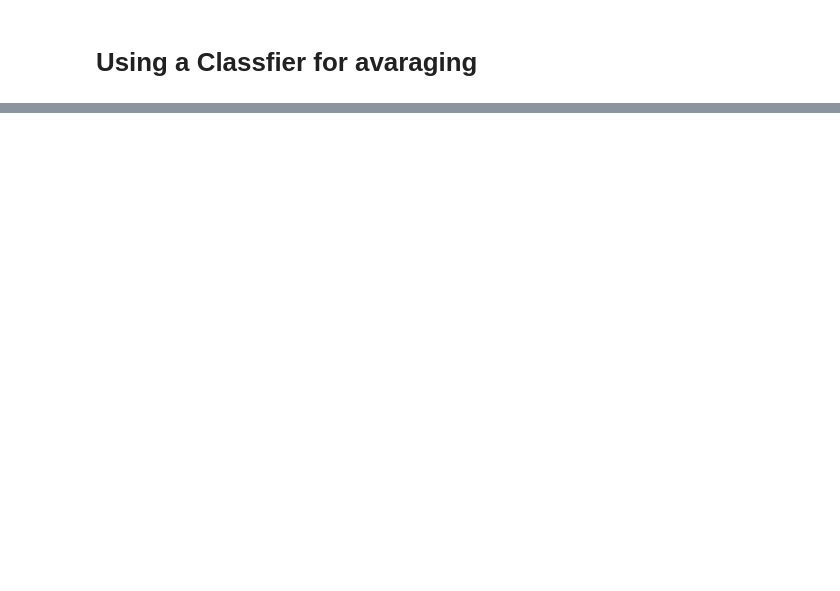
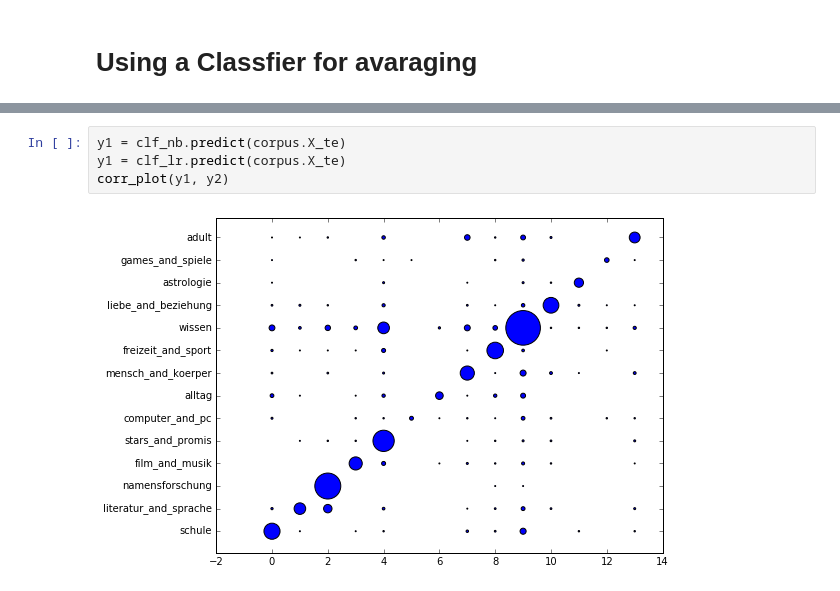
Before and after one commit to hagerpa/ml_project, a Jupyter notebook: testing_area.ipynb, the cells around one changed output, grey strips where cells are left out. Saved outputs shown, nothing was run; the diff lists cells and outputs as text; blank space fills up the shorter version.

```diff
--- a/testing_area.ipynb
+++ b/testing_area.ipynb
@@ -144,0 +146,6 @@ FILE
+# %%
+y1 = clf_nb.predict(corpus.X_te)
+y1 = clf_lr.predict(corpus.X_te)
+corr_plot(y1, y2)
+# %% [output]
+[figure, added]
```
Also changed, not shown: parts of 23 cells of this notebook, 2 other files.
